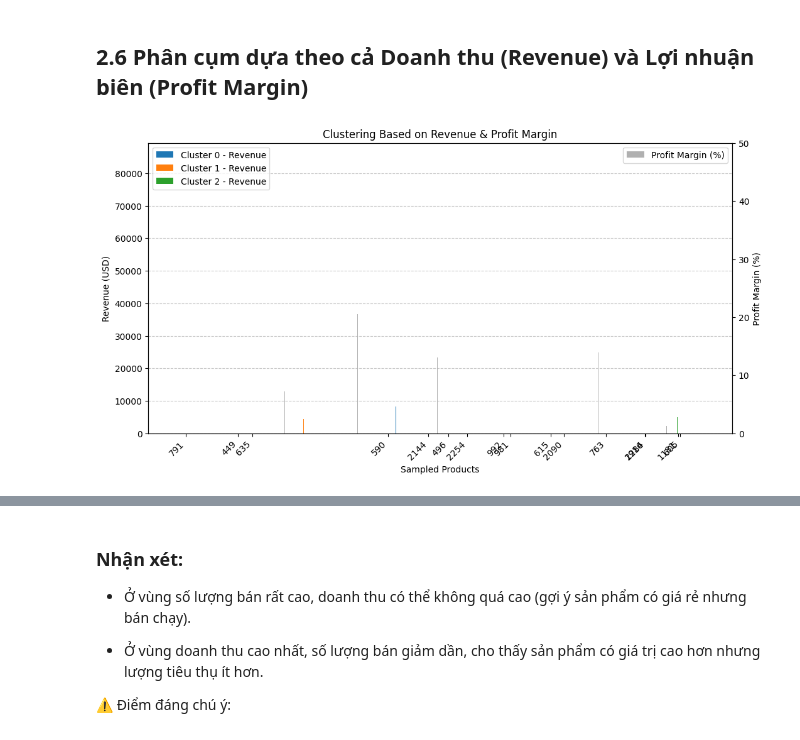
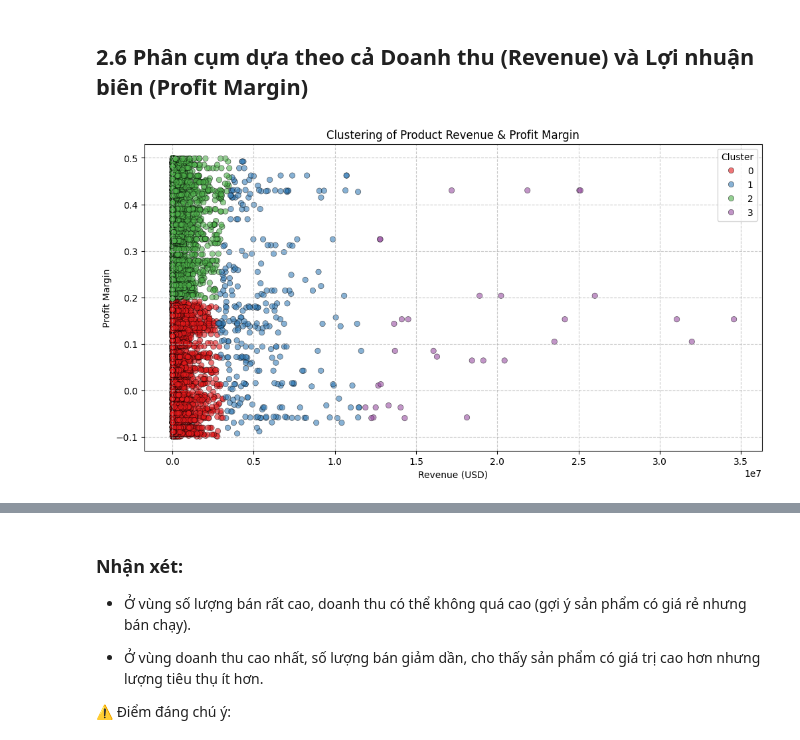
Before and after one commit to HaiAu2501/Try-Some-Models, a Jupyter notebook: tasks/3.ipynb, the cells around one changed output, grey strips where cells are left out. Cells and saved outputs as stored; diff of their text form; code cells hidden in the pictures.

Commit message:
Update Clustering & Classification

```diff
--- a/tasks/3.ipynb
+++ b/tasks/3.ipynb
@@ -537,74 +627,40 @@ plt.show()
 # %%
 import pandas as pd
 import numpy as np
 import matplotlib.pyplot as plt
 from sklearn.preprocessing import StandardScaler
 from sklearn.cluster import KMeans
 from dataflow import df_train, df_test, df_geography, df_product
 
 # Kết nối dữ liệu
 df = df_train.merge(df_geography, on='Zip', how='left').merge(df_product, on='ProductID', how='left')
 
-# 🔹 **LẤY MẪU DỮ LIỆU ĐỂ TĂNG TỐC**
-df_sample = df.sample(n=10000, random_state=42)  # Giới hạn 10,000 dòng
 
 # 🔹 **TÍNH TOÁN BIÊN LỢI NHUẬN**
 df_sample["Profit_Margin"] = (df_sample["Revenue"] - df_sample["COGS"]) / df_sample["Revenue"]
 df_sample = df_sample.dropna(subset=["Revenue", "Profit_Margin"])  # Xóa dữ liệu bị thiếu
 
 # 🔹 **CHUẨN HÓA DỮ LIỆU**
 scaler = StandardScaler()
 df_scaled = scaler.fit_transform(df_sample[["Revenue", "Profit_Margin"]])
 
 # 🔹 **CHẠY K-MEANS CLUSTERING**
-best_k = 3  # Số cụm tối ưu
+best_k = 4  # Số cụm tối ưu
 kmeans_combined = KMeans(n_clusters=best_k, random_state=42, n_init=10)
 df_sample["Combined_Cluster"] = kmeans_combined.fit_predict(df_scaled)
 
-# 🔹 **BIỂU ĐỒ**
-fig, ax1 = plt.subplots(figsize=(12, 6))
 
 bar_width = 0.4
 x = np.arange(len(df_sample))
 
-# Màu sắc cụm
-cluster_colors = ["#1f77b4", "#ff7f0e", "#2ca02c"]
-profit_margin_color = "#b0b0b0"
-
-# 🔹 **Vẽ cột doanh thu theo cụm**
-for i, cluster in enumerate(sorted(df_sample["Combined_Cluster"].unique())):
-    cluster_data = df_sample[df_sample["Combined_Cluster"] == cluster]
-    ax1.bar(
-        cluster_data.index, cluster_data["Revenue"], width=bar_width,
-        color=cluster_colors[i], label=f"Cluster {cluster} - Revenue"
-    )
-
-# 🔹 **Vẽ biên lợi nhuận trên trục thứ hai**
-ax2 = ax1.twinx()
-ax2.bar(
-    df_sample.index + bar_width, df_sample["Profit_Margin"] * 50, width=bar_width,
-    color=profit_margin_color, label="Profit Margin (%)"
-)
-
-# 🔹 **Định dạng biểu đồ**
-ax1.set_xlabel("Sampled Products")
-ax1.set_ylabel("Revenue (USD)")
-ax2.set_ylabel("Profit Margin (%)")
-ax1.set_title("Clustering Based on Revenue & Profit Margin")
-
-# 🔹 **Giảm số lượng nhãn x-axis để tránh quá tải**
-step = max(len(df_sample) // 15, 1)  # Chỉ hiển thị một số nhãn
-ax1.set_xticks(df_sample.index[::step])
-ax1.set_xticklabels(df_sample["ProductID"].astype(str)[::step], rotation=45, ha="right")
-
-# 🔹 **Thêm legend**
-ax1.legend(loc="upper left")
-ax2.legend(loc="upper right")
-
-# 🔹 **Grid và layout**
-ax1.grid(axis="y", linestyle="--", alpha=0.7)
-ax2.set_ylim(0, 50)
-
+# Vẽ biểu đồ phân cụm trên mặt phẳng Revenue - Profit Margin
+plt.figure(figsize=(12, 6))
+sns.scatterplot(data=df_sample, x="Revenue", y="Profit_Margin", hue="Combined_Cluster", palette="Set1", alpha=0.6, edgecolor="k")
+plt.xlabel("Revenue (USD)")
+plt.ylabel("Profit Margin")
+plt.title(f"Clustering of Product Revenue & Profit Margin")
+plt.legend(title="Cluster")
+plt.grid(True, linestyle="--", alpha=0.7)
 plt.show()
 # %% [output]
-[figure, old version]
+[figure, new version]
```
Also changed, not shown: parts of 28 cells of this notebook.
